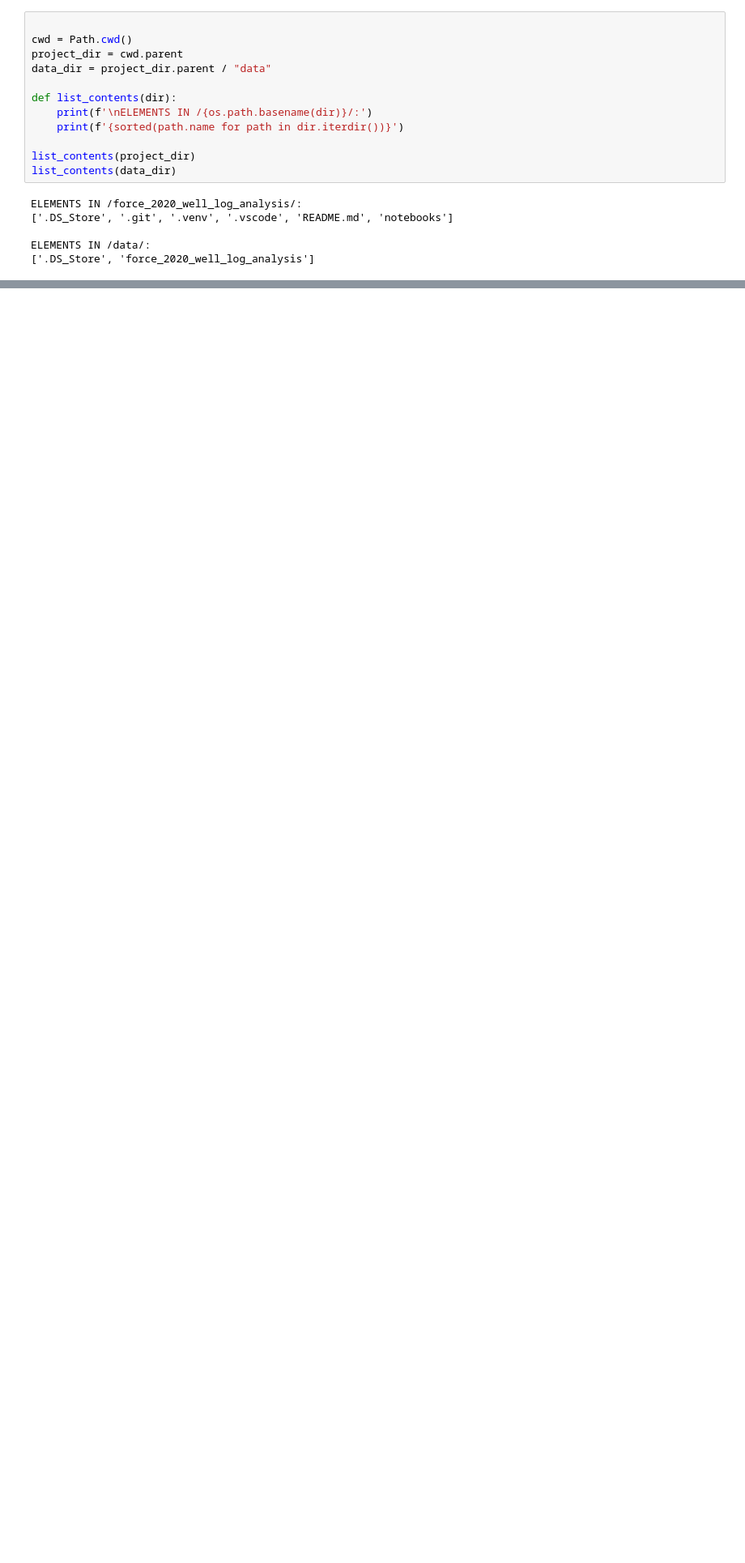
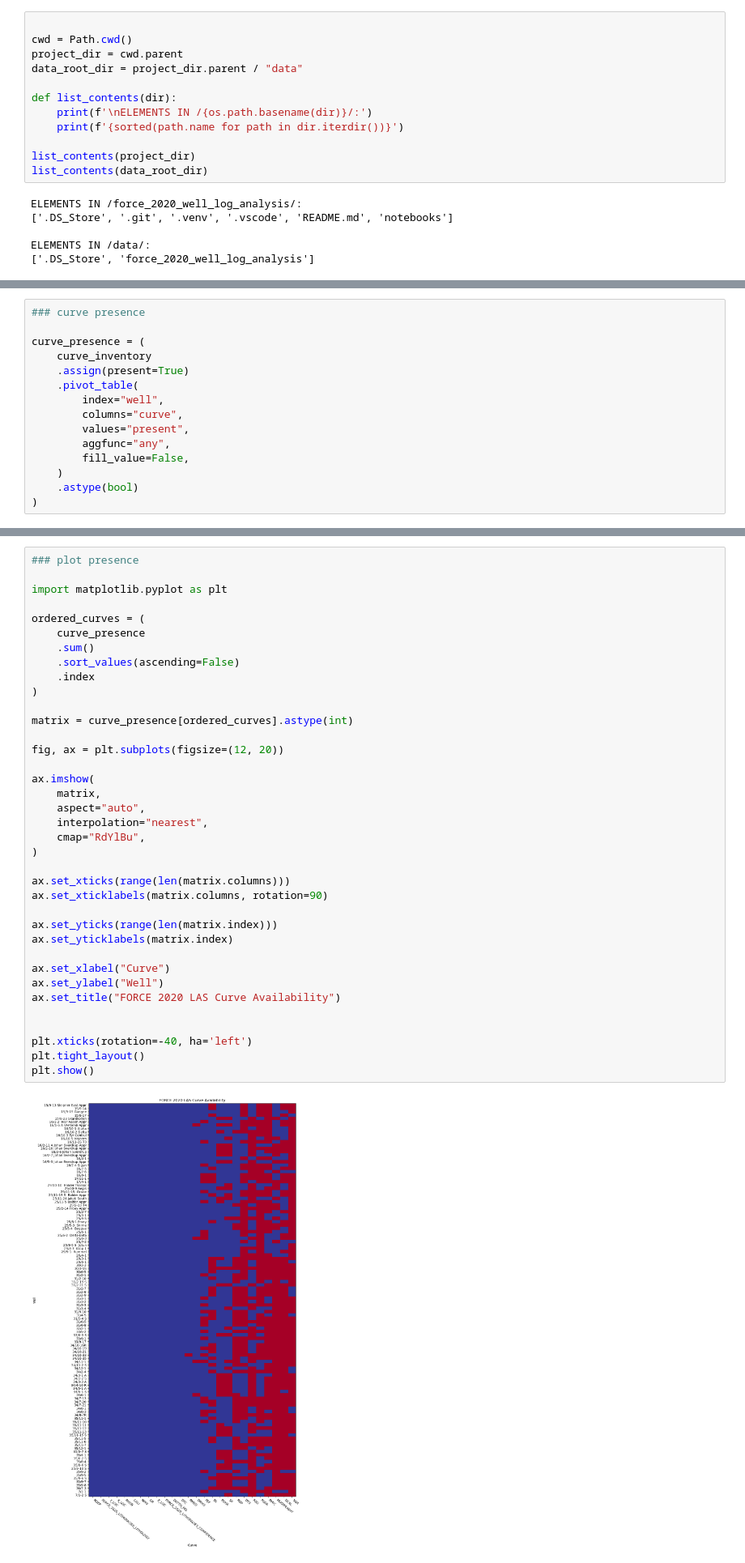
Before and after one commit to leraos/force_2020_well_log_analysis, a Jupyter notebook: notebooks/01_data_inventory.ipynb, the cells around one changed output, grey strips where cells are left out. Shown at 81% size. Saved outputs shown, nothing was run; the diff lists cells and outputs as text; blank space fills up the shorter version.

Commit message:
continued changes to inventory notebook, some stylistic plot changes also

```diff
--- a/notebooks/01_data_inventory.ipynb
+++ b/notebooks/01_data_inventory.ipynb
@@ -8,14 +14,14 @@ from pathlib import Path
 
 cwd = Path.cwd()
 project_dir = cwd.parent
-data_dir = project_dir.parent / "data"
+data_root_dir = project_dir.parent / "data"
 
 def list_contents(dir):
     print(f'\nELEMENTS IN /{os.path.basename(dir)}/:')
     print(f'{sorted(path.name for path in dir.iterdir())}')
 
 list_contents(project_dir)
-list_contents(data_dir)
+list_contents(data_root_dir)
 # %% [output]
 ELEMENTS IN /force_2020_well_log_analysis/:
 ['.DS_Store', '.git', '.venv', '.vscode', 'README.md', 'notebooks']
@@ -30,0 +174,15 @@ ELEMENTS IN /Force_2020_all_wells/:
+# %%
+### curve presence
+
+curve_presence = (
+    curve_inventory
+    .assign(present=True)
+    .pivot_table(
+        index="well",
+        columns="curve",
+        values="present",
+        aggfunc="any",
+        fill_value=False,
+    )
+    .astype(bool)
+)
@@ -30,0 +275,39 @@ ELEMENTS IN /Force_2020_all_wells/:
+# %%
+### plot presence
+
+import matplotlib.pyplot as plt
+
+ordered_curves = (
+    curve_presence
+    .sum()
+    .sort_values(ascending=False)
+    .index
+)
+
+matrix = curve_presence[ordered_curves].astype(int)
+
+fig, ax = plt.subplots(figsize=(12, 20))
+
+ax.imshow(
+    matrix,
+    aspect="auto",
+    interpolation="nearest",
+    cmap="RdYlBu",
+)
+
+ax.set_xticks(range(len(matrix.columns)))
+ax.set_xticklabels(matrix.columns, rotation=90)
+
+ax.set_yticks(range(len(matrix.index)))
+ax.set_yticklabels(matrix.index)
+
+ax.set_xlabel("Curve")
+ax.set_ylabel("Well")
+ax.set_title("FORCE 2020 LAS Curve Availability")
+
+
+plt.xticks(rotation=-40, ha='left')
+plt.tight_layout()
+plt.show()
+# %% [output]
+[figure, added]
```
Also changed, not shown: parts of 10 cells of this notebook.
